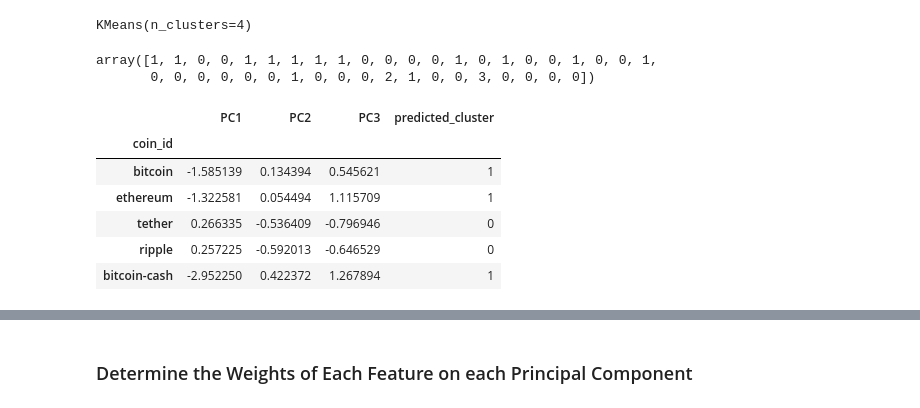
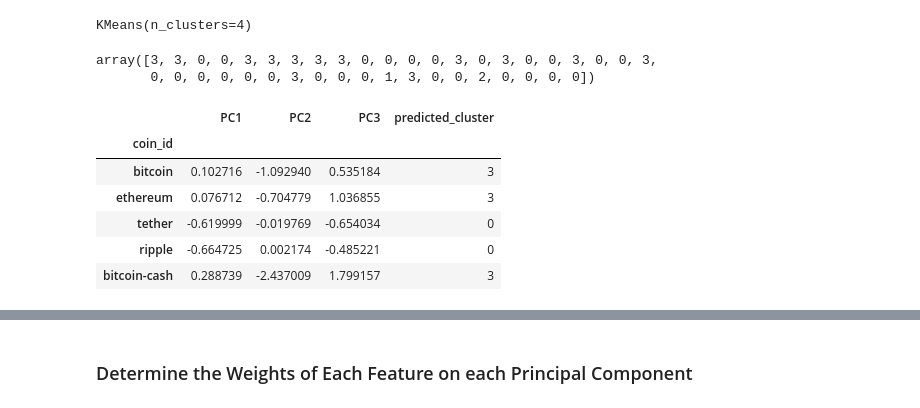
Before and after one commit to SAG-GithubApprentice/CryptoClustering, a Jupyter notebook: Crypto_Clustering.ipynb, the cells around one changed output, grey strips where cells are left out. Cells and saved outputs as stored; diff of their text form; code cells hidden in the pictures.

```diff
--- a/Crypto_Clustering.ipynb
+++ b/Crypto_Clustering.ipynb
@@ -75,7 +75,7 @@ scaled_df.head()
 # %%
 # Created a list with the number of k-values to try
 # Used a range from 1 to 11
-k_values = list(range(1, 11))
+k_values = range(1, 11)
 
 # Created an empty list to store the inertia values
 inertia_values = []
@@ -224,11 +222,16 @@ Total Explained Variance of the three principal components: 88.44%
 # Create a new DataFrame with the PCA data.
 # Note: The code for this step is provided for you
 # Creating a DataFrame with the PCA data
+pca_df_new = pd.DataFrame(pca_df, columns=['PC1', 'PC2', 'PC3'], index=scaled_df.index)
+
 # Copy the crypto names from the original data
+pca_df_new['coin_id'] = market_data_df.index.tolist()
+
 # Set the coinid column as index
+pca_df_new.set_index('coin_id', inplace=True)
 
 # Display 10 rows of the sample data
-pca_df.head(10)
+pca_df_new.head(10)
 # %% [output]
 |  | PC1 | PC2 | PC3 |
 | coin_id |  |  |  |
@@ -307,35 +310,35 @@ elbow_pca_df.plot(x='k_values_pca', y='inertia_values_pca', linestyle='-')
 kmeans = KMeans(n_clusters=4)
 # %%
 # Fit the K-Means model using the PCA data
-kmeans.fit(pca_df)
+kmeans.fit(pca_df_new)
 # %% [output]
 KMeans(n_clusters=4)
 # %%
 # Predicted the clusters to group the cryptocurrencies using the PCA data
-clusters_pca = kmeans.predict(pca_df)
+clusters_pca = kmeans.predict(pca_df_new)
 
 # Printed the resulting array of cluster values.
 clusters_pca
 # %% [output]
-array([1, 1, 0, 0, 1, 1, 1, 1, 1, 0, 0, 0, 0, 1, 0, 1, 0, 0, 1, 0, 0, 1,
-       0, 0, 0, 0, 0, 0, 1, 0, 0, 0, 2, 1, 0, 0, 3, 0, 0, 0, 0])
+array([3, 3, 0, 0, 3, 3, 3, 3, 3, 0, 0, 0, 0, 3, 0, 3, 0, 0, 3, 0, 0, 3,
+       0, 0, 0, 0, 0, 0, 3, 0, 0, 0, 1, 3, 0, 0, 2, 0, 0, 0, 0])
 # %%
 # Created a copy of the DataFrame with the PCA data
-pca_df_copy = pca_df.copy()
+pca_df_new_copy = pca_df_new.copy()
 
 # Added a new column to the DataFrame with the predicted clusters
-pca_df_copy['predicted_cluster'] = clusters_pca
+pca_df_new_copy['predicted_cluster'] = clusters_pca
 
 # Displayed sample data
-pca_df_copy.head()
+pca_df_new_copy.head()
 # %% [output]
 |  | PC1 | PC2 | PC3 | predicted_cluster |
 | coin_id |  |  |  |  |
-| bitcoin | -1.585139 | 0.134394 | 0.545621 | 1 |
-| ethereum | -1.322581 | 0.054494 | 1.115709 | 1 |
-| tether | 0.266335 | -0.536409 | -0.796946 | 0 |
-| ripple | 0.257225 | -0.592013 | -0.646529 | 0 |
-| bitcoin-cash | -2.952250 | 0.422372 | 1.267894 | 1 |
+| bitcoin | 0.102716 | -1.092940 | 0.535184 | 3 |
+| ethereum | 0.076712 | -0.704779 | 1.036855 | 3 |
+| tether | -0.619999 | -0.019769 | -0.654034 | 0 |
+| ripple | -0.664725 | 0.002174 | -0.485221 | 0 |
+| bitcoin-cash | 0.288739 | -2.437009 | 1.799157 | 3 |
 # %%
 # Imported hvplot, in order to display plot via hvPlot, per instructions
 import hvplot.pandas
```
Also changed, not shown: parts of 14 cells of this notebook.
